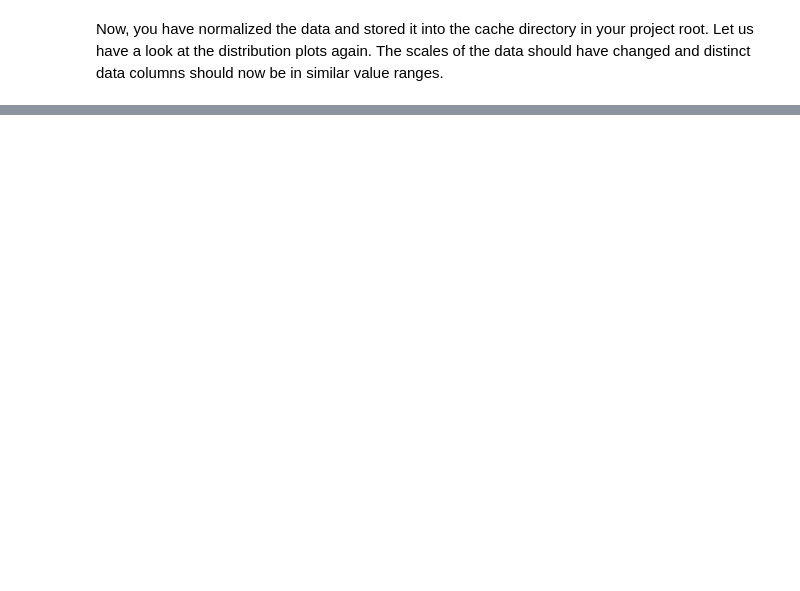
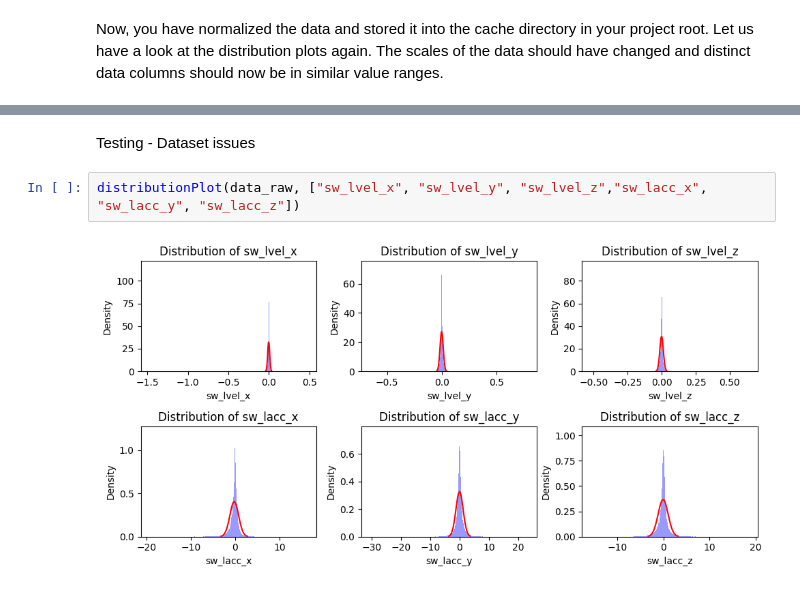
Before and after one commit to faweigend/wearable_mocap_data, a Jupyter notebook: scripts/VisualizeData.ipynb, the cells around one changed output, grey strips where cells are left out. Drawn from its saved outputs; the diff is of its cells as text; blank space fills up the shorter version.

Commit message:
Data issues highlighted - vis script

```diff
--- a/scripts/VisualizeData.ipynb
+++ b/scripts/VisualizeData.ipynb
@@ -263,0 +290,6 @@ distributionPlot(normalized_data)
+# %% [markdown]
+Testing - Dataset issues
+# %%
+distributionPlot(data_raw, ["sw_lvel_x", "sw_lvel_y", "sw_lvel_z","sw_lacc_x", "sw_lacc_y", "sw_lacc_z"])
+# %% [output]
+[figure, added]
```
Also changed, not shown: parts of 9 cells of this notebook.
